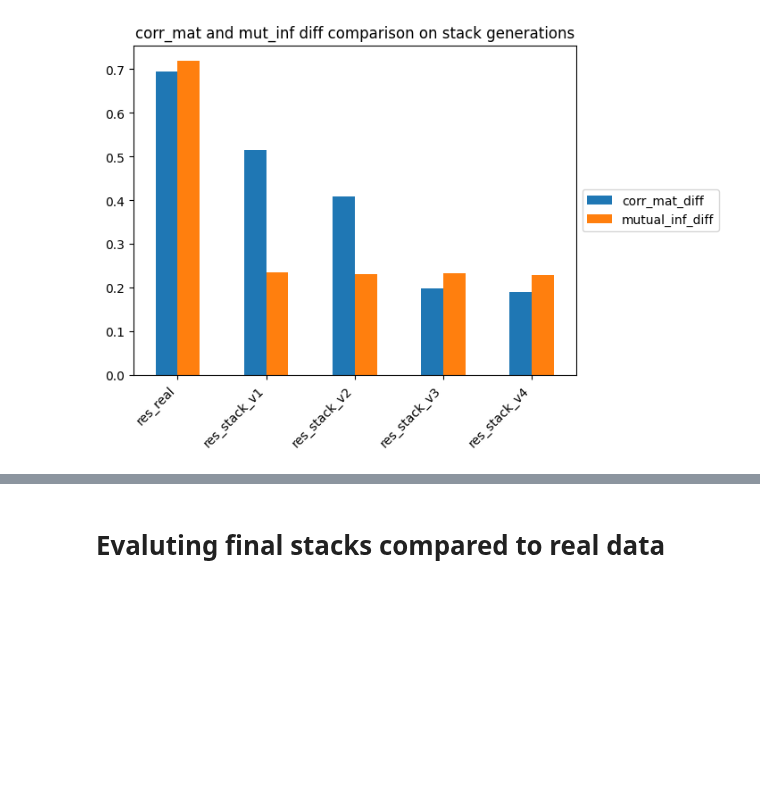
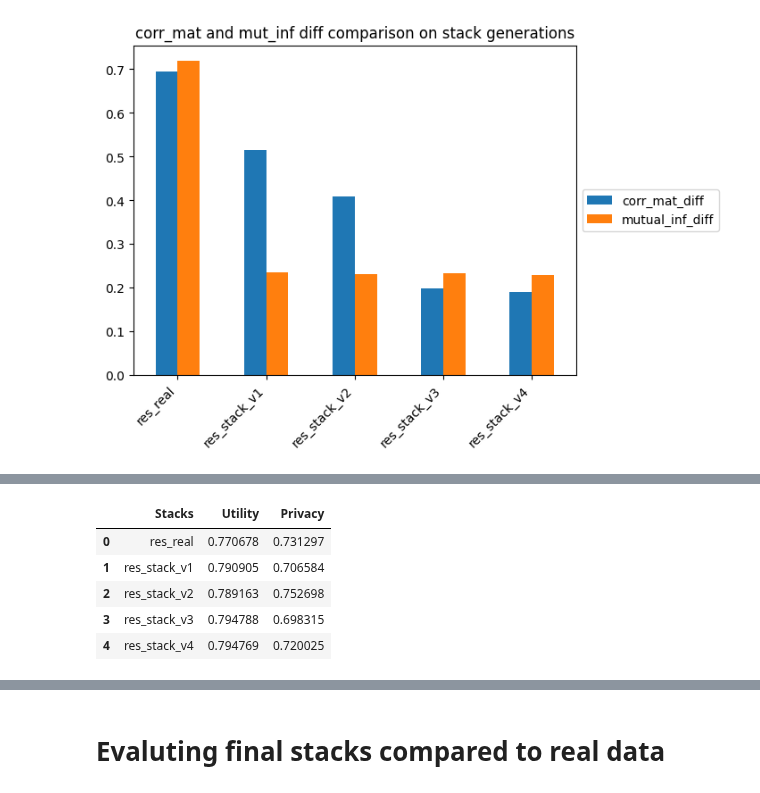
Before and after one commit to LucasBrynk/synthe_size_me, a Jupyter notebook: penguins_syn/penguins_adsgan_syn.ipynb, the cells around one changed output, grey strips where cells are left out. Cells and saved outputs as stored; diff of their text form; code cells hidden in the pictures; blank space fills up the shorter version.

```diff
--- a/penguins_syn/penguins_adsgan_syn.ipynb
+++ b/penguins_syn/penguins_adsgan_syn.ipynb
@@ -764,0 +766,20 @@ plt.show()
+# %%
+overall_res = pd.DataFrame({"Stacks": eval_str})
+
+pr_res, ut_res = [], []
+
+for i in range(len(eval_results)):
+    pr_res.append(np.mean(eval_results[i][eval_results[i]['dim'] == 'p']['n_val']))
+    ut_res.append(np.mean(eval_results[i][eval_results[i]['dim'] == 'u']['n_val']))
+
+overall_res["Utility"] = ut_res
+overall_res["Privacy"] = pr_res
+
+overall_res
+# %% [output]
+|  | Stacks | Utility | Privacy |
+| 0 | res_real | 0.770678 | 0.731297 |
+| 1 | res_stack_v1 | 0.790905 | 0.706584 |
+| 2 | res_stack_v2 | 0.789163 | 0.752698 |
+| 3 | res_stack_v3 | 0.794788 | 0.698315 |
+| 4 | res_stack_v4 | 0.794769 | 0.720025 |
```
Also changed, not shown: parts of 17 cells of this notebook.
